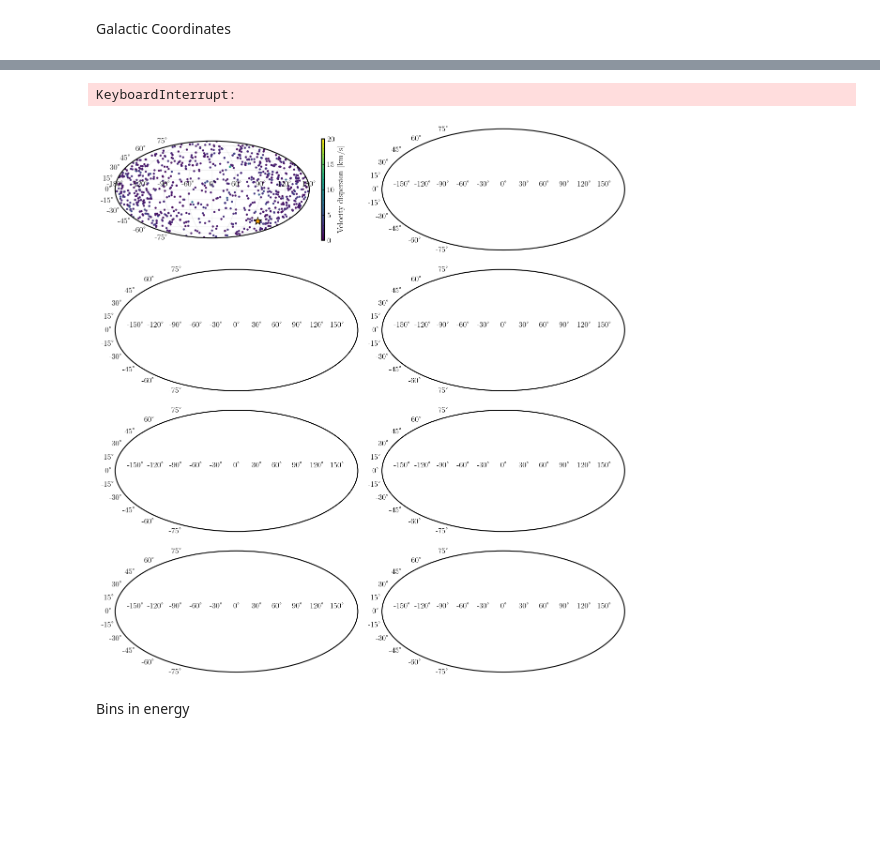
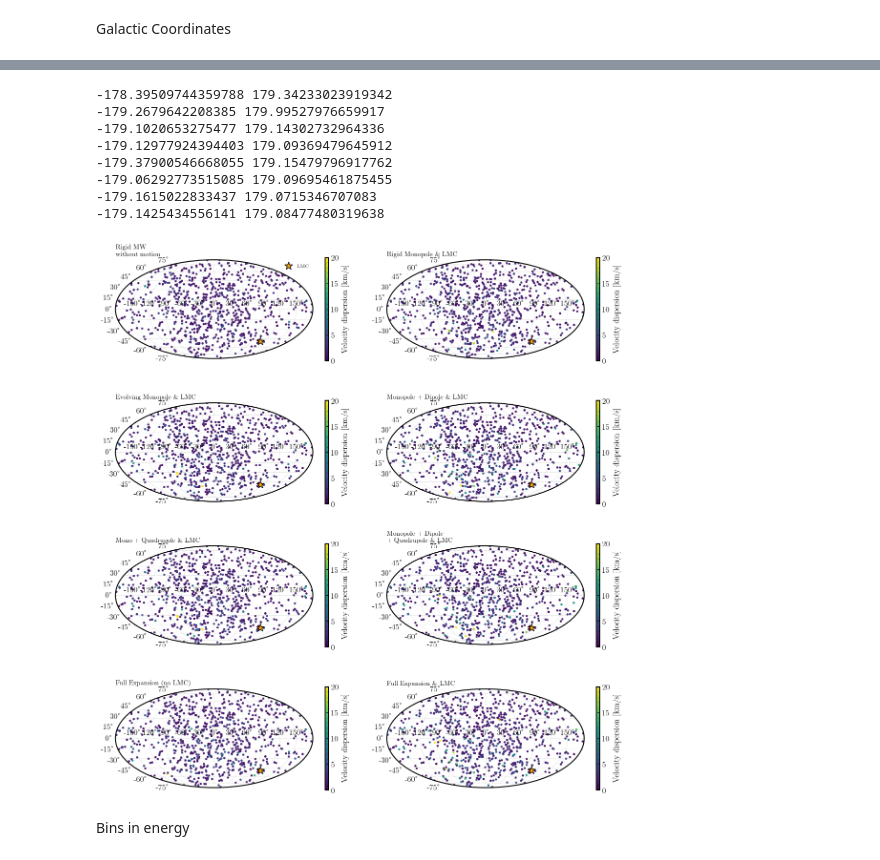
Before and after one commit to dc-broo3/oceanus, a Jupyter notebook: analysis/mollewideplots.ipynb, the cells around one changed output, grey strips where cells are left out. Cells and saved outputs as stored; diff of their text form; code cells hidden in the pictures; blank space fills up the shorter version.

```diff
--- a/analysis/mollewideplots.ipynb
+++ b/analysis/mollewideplots.ipynb
@@ -198,12 +190,14 @@ def mollewide_poles(path_data, pots, pot_labels, plotname, frame, cbar, savefig=
 
 path = '/mnt/ceph/users/rbrooks/oceanus/analysis/stream-runs/combined-files/plotting_data/1024-dthalfMyr-10rpmin-75ramax/'
 
-potentials = list(['rigid-mw.hdf5','rm-MWhalo-full-MWdisc-full-LMC.hdf5', 'em-MWhalo-full-MWdisc-full-LMC.hdf5',\
+potentials = list(['rigid-mw.hdf5','static-mw.hdf5','rm-MWhalo-full-MWdisc-full-LMC.hdf5', 'em-MWhalo-full-MWdisc-full-LMC.hdf5',\
                        'md-MWhalo-full-MWdisc-full-LMC.hdf5', 'mq-MWhalo-full-MWdisc-full-LMC.hdf5', 'mdq-MWhalo-full-MWdisc-full-LMC.hdf5',\
                         'full-MWhalo-full-MWdisc-no-LMC.hdf5', 'Full-MWhalo-MWdisc-LMC.hdf5',])
 
-labels = list(['Rigid MW \n without motion','Rigid Monopole \& LMC', 'Evolving Monopole \& LMC', 'Monopole + Dipole \& LMC', 'Mono + Quadrupole \& LMC', \
-               'Monopole + Dipole \n + Quadrupole \& LMC',  'Full Expansion (no LMC)', 'Full Expansion \& LMC'])
+# potentials = list(['rigid-mw.hdf5',])
 
-mollewide_poles(path, potentials, labels, 'mollweide_poles', 'disc', 'lon_frac', False)
+labels = list(['Rigid MW without motion (no LMC)', 'Rigid MW + motion (no LMC)', 'Rigid Monopole \& LMC', 'Evolving Monopole \& LMC', \
+       'Monopole + Dipole \& LMC', 'Mono + Quadrupole \& LMC', 'Monopole + Dipole + Quadrupole \& LMC', 'Full Expansion (no LMC)', 'Full Expansion \& LMC'])
+
+mollewide_poles(path, potentials, labels, 'mollweide_poles', 'LMC', 'distance', True)
 # %% [output]
@@ -313,8 +213,0 @@ def mollewide_poles_reducedset(path_data, pots, pot_labels, plotname, frame, sav
-# %%
-path = '/mnt/ceph/users/rbrooks/oceanus/analysis/stream-runs/combined-files/plotting_data/1024-dthalfMyr-10rpmin-75ramax/'
-
-potentials = list(['rigid-mw.hdf5','static-mw.hdf5','full-MWhalo-full-MWdisc-no-LMC.hdf5', 'Full-MWhalo-MWdisc-LMC.hdf5',])
-
-labels = list(['Rigid MW \n (no motion)', 'Rigid MW + motion', 'Full Expansion (no LMC)', 'Full Expansion \& LMC'])
-
-mollewide_poles_reducedset(path, potentials, labels, 'mollweide_poles_reducedset', 'LMC', False)
@@ -513,9 +395,8 @@ def mollewide_gc(path_data, pots, pot_labels, plotname, savefig=False):
 
         rng = np.random.default_rng(seed=1)
 
-        sample_ls = (l_gc*u.deg - 180*u.deg)
-        wrapped_ls = np.where(sample_ls.value<=-180, sample_ls.value + 360, sample_ls.value)
-
+        # sample_ls = (l_gc*u.deg - 180*u.deg)
+        wrapped_ls = np.where(l_gc>=180, l_gc - 360, l_gc)
         plt.sca(ax[pltidx[j]])
         plt.grid(alpha=.25)
         rng = np.random.default_rng(seed=1)
@@ -530,11 +411,6 @@ def mollewide_gc(path_data, pots, pot_labels, plotname, savefig=False):
         cb.set_label(r'Velocity dispersion [km/s]')
         cb.ax.tick_params(labelsize=12)
 
-        ax[pltidx[j]].set_xticks([-np.pi,-3*np.pi/4,-np.pi/2, -np.pi/4, 0, np.pi/4, np.pi/2, 3*np.pi/4,np.pi],
-                  labels=[r'$0\,^{\circ}$','','','','','', '','',r'$360\,^{\circ}$',])
-        ax[pltidx[j]].set_yticks([-np.pi/2, -np.pi/4, -np.pi/8, 0, np.pi/8,np.pi/4, np.pi/2],
-                 labels=[r'$-90\,^{\circ}$', '', '','','','', r'$90\,^{\circ}$',])
-
         plt.title(labels[j], loc='left', fontsize=10)
         if j ==0:
             plt.legend(frameon=False, fontsize=7, loc='upper right')
@@ -545,17 +421,24 @@ def mollewide_gc(path_data, pots, pot_labels, plotname, savefig=False):
 # %%
 path = '/mnt/ceph/users/rbrooks/oceanus/analysis/stream-runs/combined-files/plotting_data/1024-dthalfMyr-10rpmin-75ramax/'
 
 potentials = list(['rigid-mw.hdf5','rm-MWhalo-full-MWdisc-full-LMC.hdf5', 'em-MWhalo-full-MWdisc-full-LMC.hdf5',\
                        'md-MWhalo-full-MWdisc-full-LMC.hdf5', 'mq-MWhalo-full-MWdisc-full-LMC.hdf5', 'mdq-MWhalo-full-MWdisc-full-LMC.hdf5',\
                         'full-MWhalo-full-MWdisc-no-LMC.hdf5', 'Full-MWhalo-MWdisc-LMC.hdf5',])
 
 labels = list(['Rigid MW \n without motion','Rigid Monopole \& LMC', 'Evolving Monopole \& LMC', 'Monopole + Dipole \& LMC', 'Mono + Quadrupole \& LMC', \
                'Monopole + Dipole \n + Quadrupole \& LMC',  'Full Expansion (no LMC)', 'Full Expansion \& LMC'])
 
-mollewide_gc(path, potentials, labels, 'mollweide_gc_veldis', False)
+mollewide_gc(path, potentials, labels, 'mollweide_gc_veldis', True)
 # %% [output]
-KeyboardInterrupt:
+-178.39509744359788 179.34233023919342
+-179.2679642208385 179.99527976659917
+-179.1020653275477 179.14302732964336
+-179.12977924394403 179.09369479645912
+-179.37900546668055 179.15479796917762
+-179.06292773515085 179.09695461875455
+-179.1615022833437 179.0715346707083
+-179.1425434556141 179.08477480319638
-[figure, old version]
+[figure, new version]
 # %% [markdown]
 Bins in energy
 # %%
```
Also changed, not shown: parts of 30 cells of this notebook.
